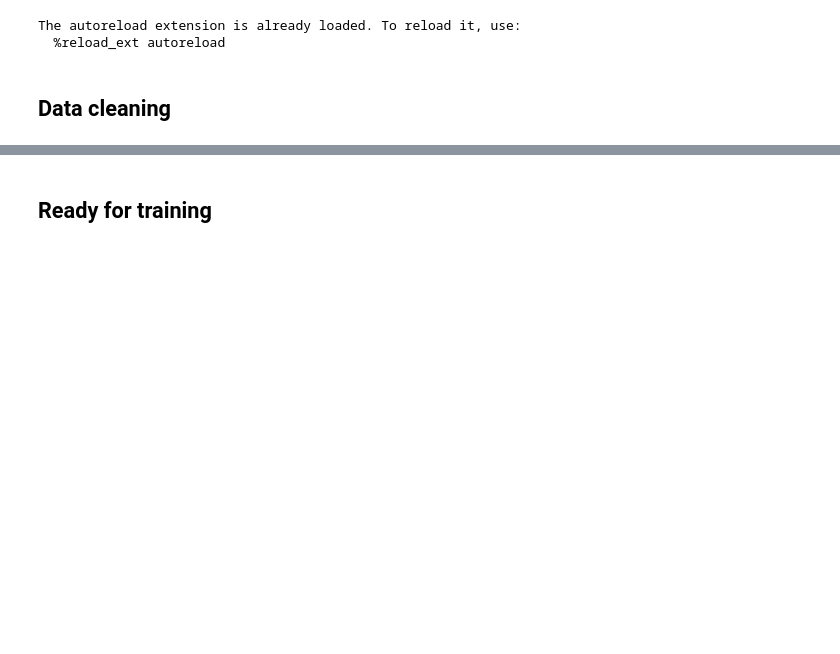
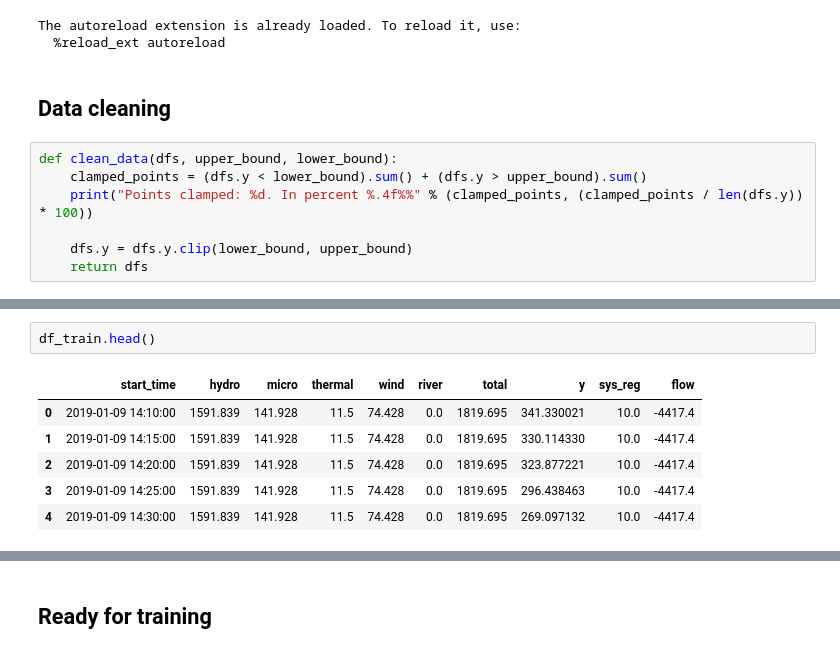
Before and after one commit to Kohmann/DL-power-imbalance-forecasting, a Jupyter notebook: model_training.ipynb, the cells around one changed output, grey strips where cells are left out. Cells and saved outputs as stored; diff of their text form; blank space fills up the shorter version.

```diff
--- a/model_training.ipynb
+++ b/model_training.ipynb
@@ -11,4 +11,11 @@ The autoreload extension is already loaded. To reload it, use:
   %reload_ext autoreload
 # %% [markdown]
 ## Data cleaning
+# %%
+def clean_data(dfs, upper_bound, lower_bound):
+    clamped_points = (dfs.y < lower_bound).sum() + (dfs.y > upper_bound).sum()
+    print("Points clamped: %d. In percent %.4f%%" % (clamped_points, (clamped_points / len(dfs.y)) * 100))
+
+    dfs.y = dfs.y.clip(lower_bound, upper_bound)
+    return dfs
 # %%
@@ -64,0 +94,9 @@ df_cleaned.y.min(), df_cleaned.y.max(), df_cleaned.y.mean(), df_cleaned.y.std()
+# %%
+df_train.head()
+# %% [output]
+|  | start_time | hydro | micro | thermal | wind | river | total | y | sys_reg | flow |
+| 0 | 2019-01-09 14:10:00 | 1591.839 | 141.928 | 11.5 | 74.428 | 0.0 | 1819.695 | 341.330021 | 10.0 | -4417.4 |
+| 1 | 2019-01-09 14:15:00 | 1591.839 | 141.928 | 11.5 | 74.428 | 0.0 | 1819.695 | 330.114330 | 10.0 | -4417.4 |
+| 2 | 2019-01-09 14:20:00 | 1591.839 | 141.928 | 11.5 | 74.428 | 0.0 | 1819.695 | 323.877221 | 10.0 | -4417.4 |
+| 3 | 2019-01-09 14:25:00 | 1591.839 | 141.928 | 11.5 | 74.428 | 0.0 | 1819.695 | 296.438463 | 10.0 | -4417.4 |
+| 4 | 2019-01-09 14:30:00 | 1591.839 | 141.928 | 11.5 | 74.428 | 0.0 | 1819.695 | 269.097132 | 10.0 | -4417.4 |
```
Also changed, not shown: parts of 14 cells of this notebook, 2 other files.
